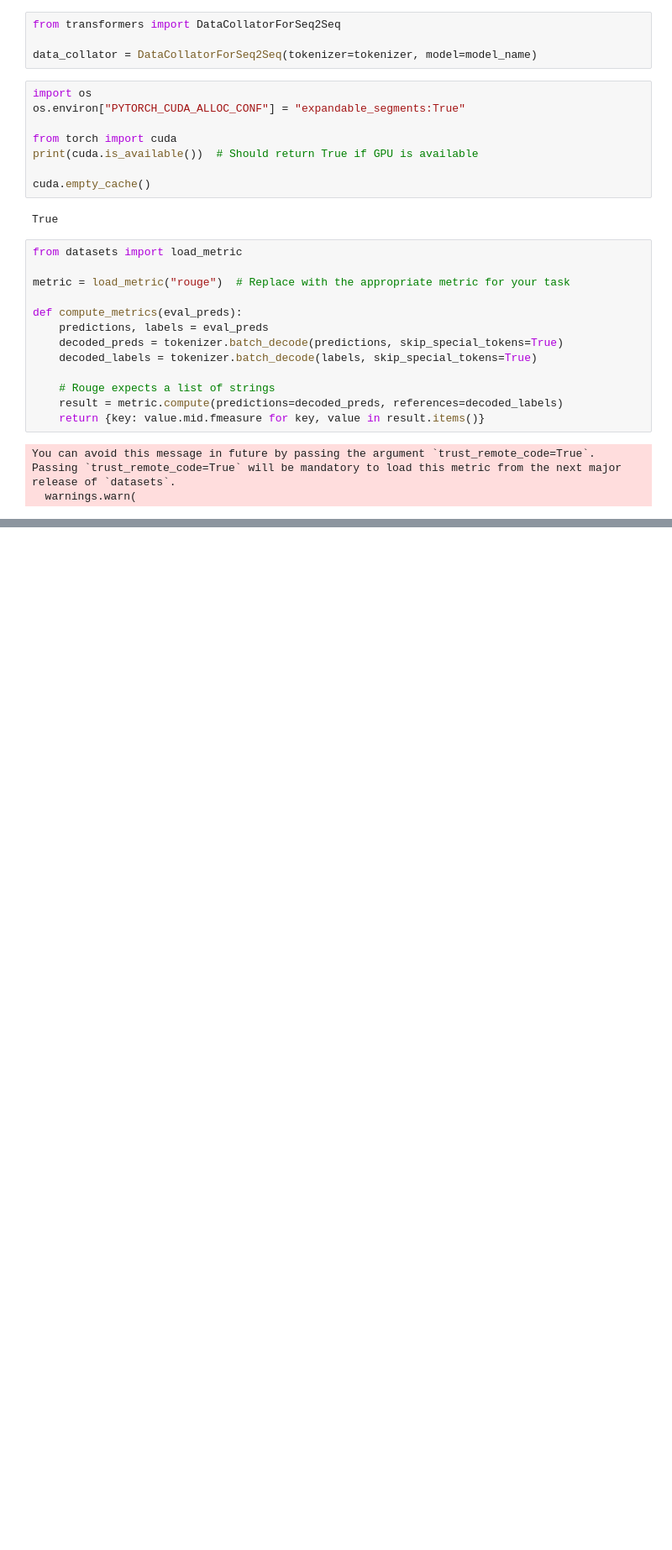
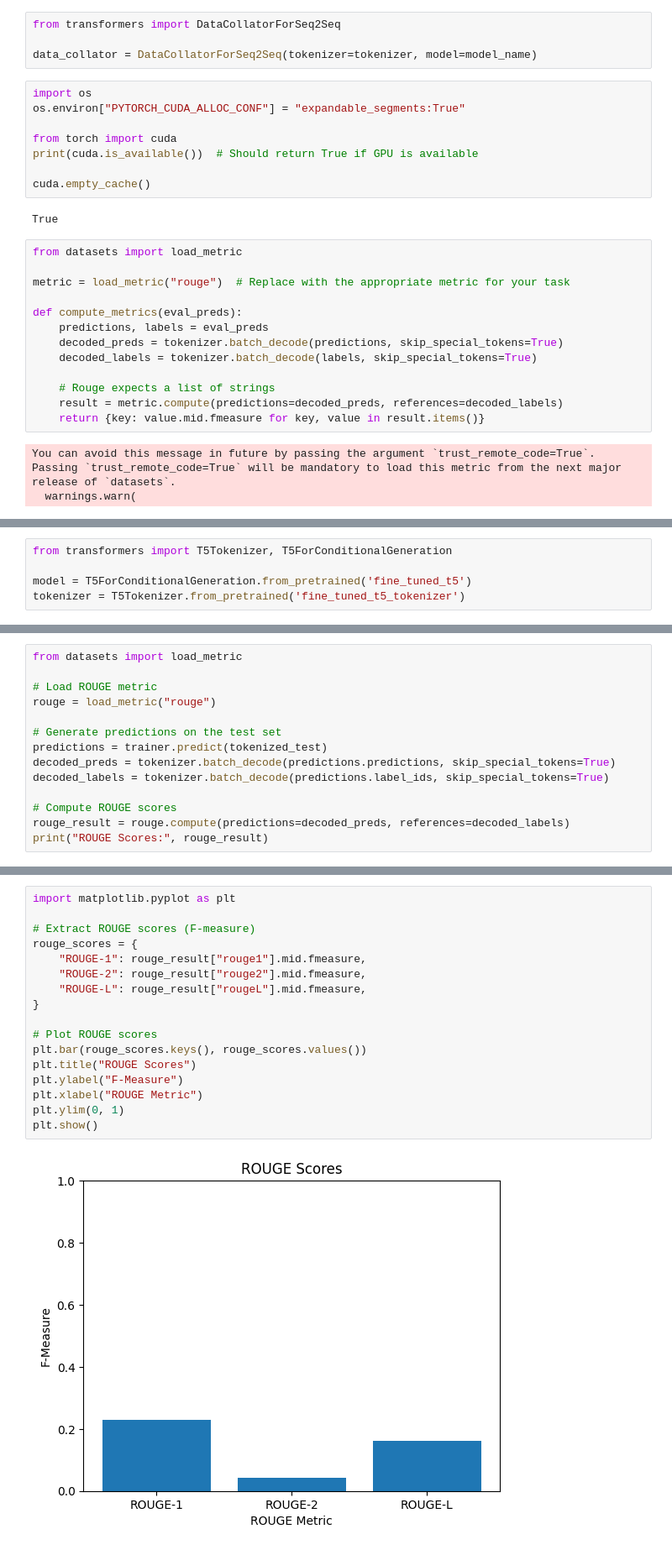
Before and after one commit to valentinvale/WhatDidTheAuthorTryToSay--LinguisticsProject, a Jupyter notebook: TextAnalysis.ipynb, the cells around one changed output, grey strips where cells are left out. Shown at 84% size. Drawn from its saved outputs; the diff is of its cells as text; blank space fills up the shorter version.

Commit message:
trained models and added client

```diff
--- a/TextAnalysis.ipynb
+++ b/TextAnalysis.ipynb
@@ -240,0 +246,5 @@ tokenizer.save_pretrained('fine_tuned_t5_tokenizer')
+# %%
+from transformers import T5Tokenizer, T5ForConditionalGeneration
+
+model = T5ForConditionalGeneration.from_pretrained('fine_tuned_t5')
+tokenizer = T5Tokenizer.from_pretrained('fine_tuned_t5_tokenizer')
@@ -240,0 +263,14 @@ tokenizer.save_pretrained('fine_tuned_t5_tokenizer')
+# %%
+from datasets import load_metric
+
+# Load ROUGE metric
+rouge = load_metric("rouge")
+
+# Generate predictions on the test set
+predictions = trainer.predict(tokenized_test)
+decoded_preds = tokenizer.batch_decode(predictions.predictions, skip_special_tokens=True)
+decoded_labels = tokenizer.batch_decode(predictions.label_ids, skip_special_tokens=True)
+
+# Compute ROUGE scores
+rouge_result = rouge.compute(predictions=decoded_preds, references=decoded_labels)
+print("ROUGE Scores:", rouge_result)
@@ -240,0 +298,19 @@ tokenizer.save_pretrained('fine_tuned_t5_tokenizer')
+# %%
+import matplotlib.pyplot as plt
+
+# Extract ROUGE scores (F-measure)
+rouge_scores = {
+    "ROUGE-1": rouge_result["rouge1"].mid.fmeasure,
+    "ROUGE-2": rouge_result["rouge2"].mid.fmeasure,
+    "ROUGE-L": rouge_result["rougeL"].mid.fmeasure,
+}
+
+# Plot ROUGE scores
+plt.bar(rouge_scores.keys(), rouge_scores.values())
+plt.title("ROUGE Scores")
+plt.ylabel("F-Measure")
+plt.xlabel("ROUGE Metric")
+plt.ylim(0, 1)
+plt.show()
+# %% [output]
+[figure, added]
```
Also changed, not shown: parts of 24 cells of this notebook, 22 other files.
